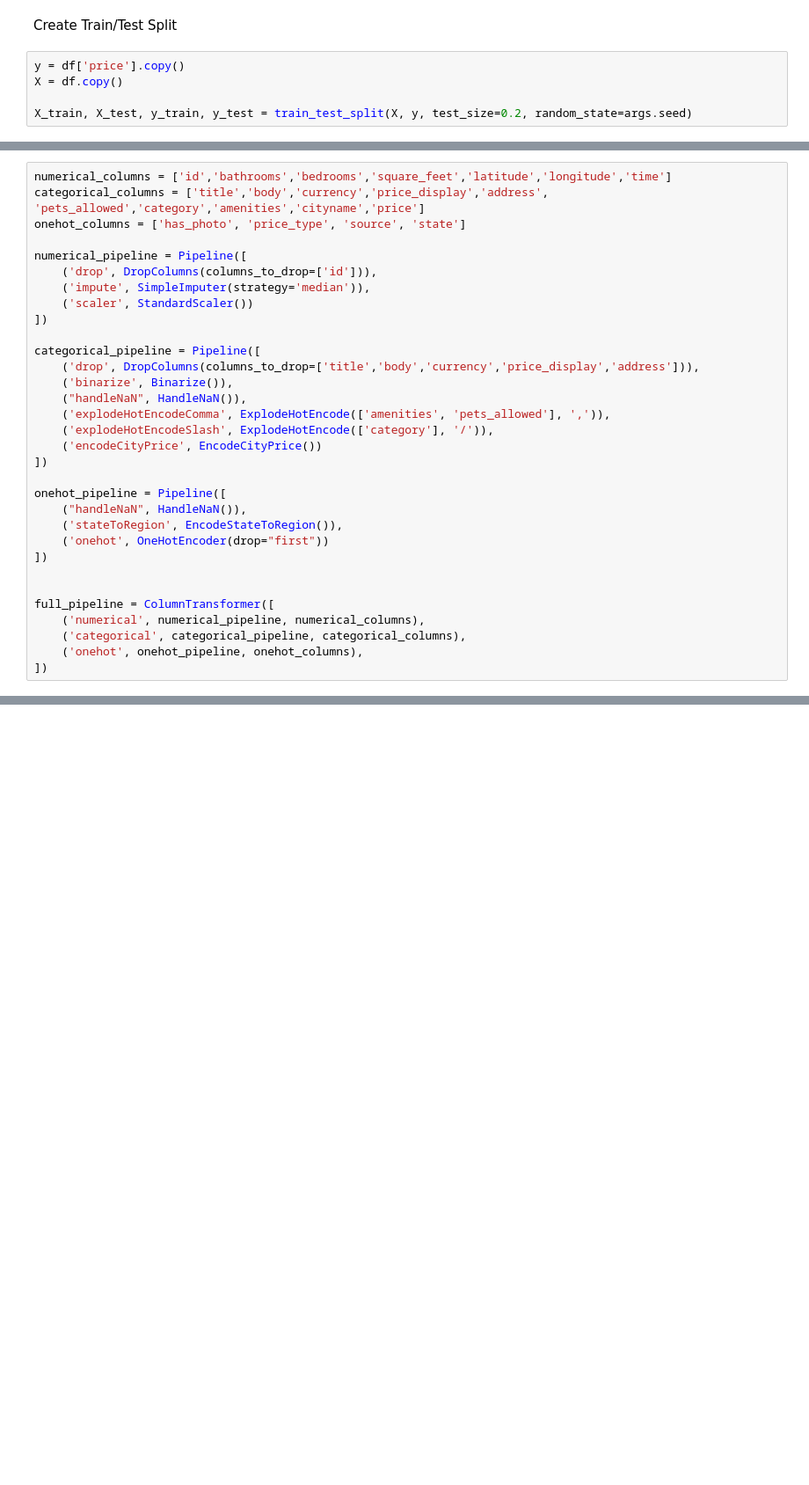
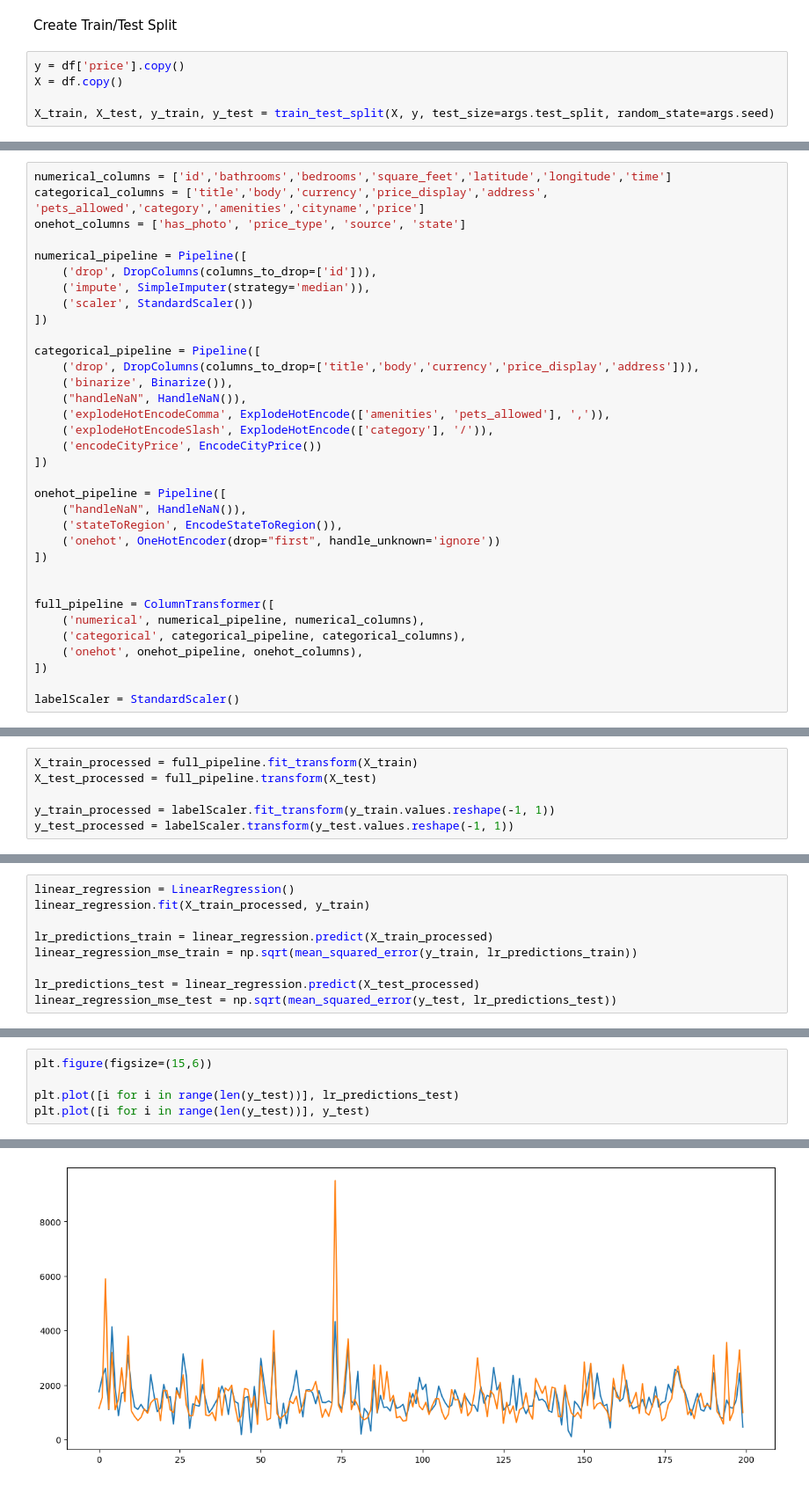
Before and after one commit to jimmyjz1127/MLPApartmentPricePrediction, a Jupyter notebook: apartment_pricing_train.ipynb, the cells around one changed output, grey strips where cells are left out. Shown: that part at 88% size. Drawn from its saved outputs; the diff is of its cells as text; blank space fills up the shorter version.

```diff
--- a/apartment_pricing_train.ipynb
+++ b/apartment_pricing_train.ipynb
@@ -128,7 +135,7 @@ Create Train/Test Split
 y = df['price'].copy()
 X = df.copy()
 
-X_train, X_test, y_train, y_test = train_test_split(X, y, test_size=0.2, random_state=args.seed)
+X_train, X_test, y_train, y_test = train_test_split(X, y, test_size=args.test_split, random_state=args.seed)
 # %%
 '''
     Custom Estimators
@@ -330,7 +343,7 @@ categorical_pipeline = Pipeline([
 onehot_pipeline = Pipeline([
     ("handleNaN", HandleNaN()),
     ('stateToRegion', EncodeStateToRegion()),
-    ('onehot', OneHotEncoder(drop="first"))
+    ('onehot', OneHotEncoder(drop="first", handle_unknown='ignore'))
 ])
 
 
@@ -339,3 +352,5 @@ full_pipeline = ColumnTransformer([
     ('categorical', categorical_pipeline, categorical_columns),
     ('onehot', onehot_pipeline, onehot_columns),
 ])
+
+labelScaler = StandardScaler()
@@ -347,0 +357,6 @@ ValueError: Length of values (800) does not match length of index (200)
+# %%
+X_train_processed = full_pipeline.fit_transform(X_train)
+X_test_processed = full_pipeline.transform(X_test)
+
+y_train_processed = labelScaler.fit_transform(y_train.values.reshape(-1, 1))
+y_test_processed = labelScaler.transform(y_test.values.reshape(-1, 1))
@@ -347,0 +367,9 @@ ValueError: Length of values (800) does not match length of index (200)
+# %%
+linear_regression = LinearRegression()
+linear_regression.fit(X_train_processed, y_train)
+
+lr_predictions_train = linear_regression.predict(X_train_processed)
+linear_regression_mse_train = np.sqrt(mean_squared_error(y_train, lr_predictions_train))
+
+lr_predictions_test = linear_regression.predict(X_test_processed)
+linear_regression_mse_test = np.sqrt(mean_squared_error(y_test, lr_predictions_test))
@@ -347,0 +382,6 @@ ValueError: Length of values (800) does not match length of index (200)
+# %%
+plt.figure(figsize=(15,6))
+
+plt.plot([i for i in range(len(y_test))], lr_predictions_test)
+plt.plot([i for i in range(len(y_test))], y_test)
+# %% [output]
@@ -347,0 +389 @@ ValueError: Length of values (800) does not match length of index (200)
+[figure, added]
```
Also changed, not shown: parts of 32 cells of this notebook.
